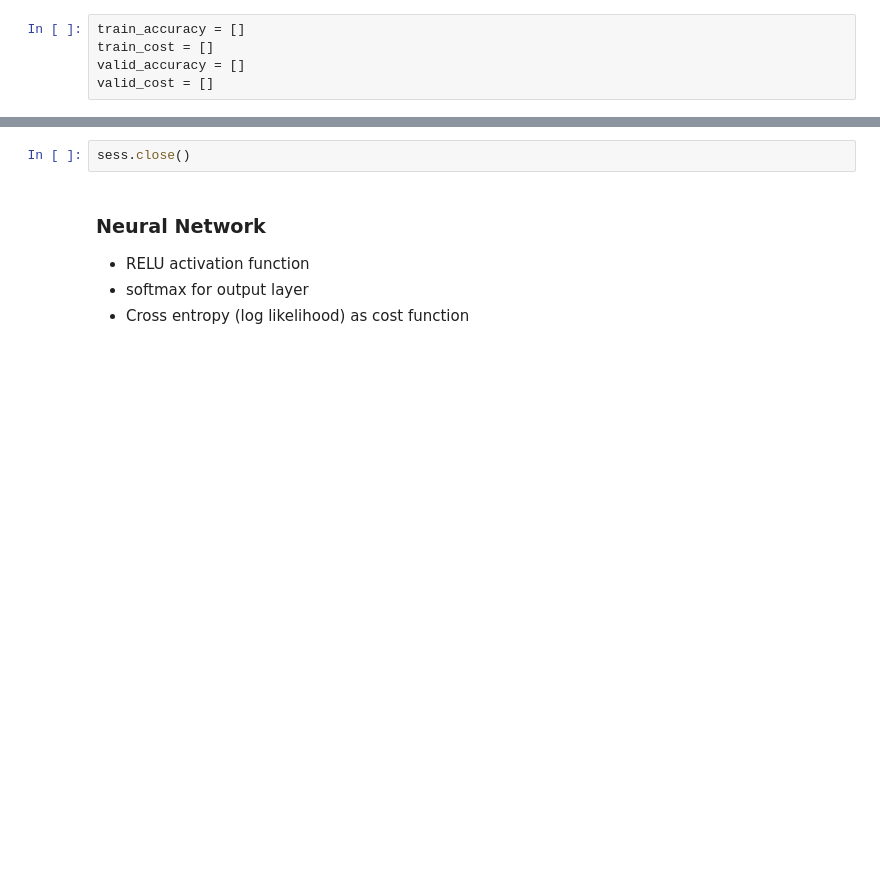
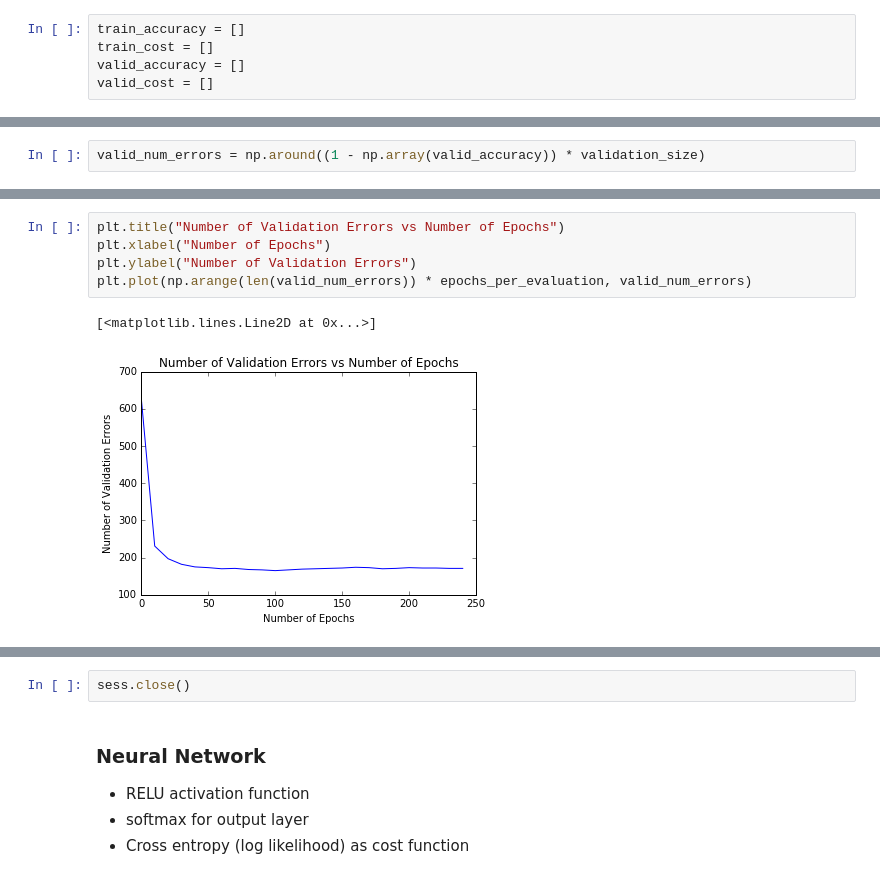
Before and after one commit to bkotzz/ece521, a Jupyter notebook: a2.ipynb, the cells around one changed output, grey strips where cells are left out. Cells and saved outputs as stored; diff of their text form; blank space fills up the shorter version.

```diff
--- a/a2.ipynb
+++ b/a2.ipynb
@@ -203,3 +188,5 @@ for epoch in range(num_epochs):
+# %%
+valid_num_errors = np.around((1 - np.array(valid_accuracy)) * validation_size)
 # %%
 print(sess.run(accuracy, feed_dict={X: test_x, Targets: test_y}))
 # %% [output]
@@ -230,0 +210,8 @@ plt.plot(np.arange(num_epochs), valid_cost)
+# %%
+plt.title("Number of Validation Errors vs Number of Epochs")
+plt.xlabel("Number of Epochs")
+plt.ylabel("Number of Validation Errors")
+plt.plot(np.arange(len(valid_num_errors)) * epochs_per_evaluation, valid_num_errors)
+# %% [output]
+[<matplotlib.lines.Line2D at 0x...>]
+[figure, added]
```
Also changed, not shown: parts of 22 cells of this notebook.
